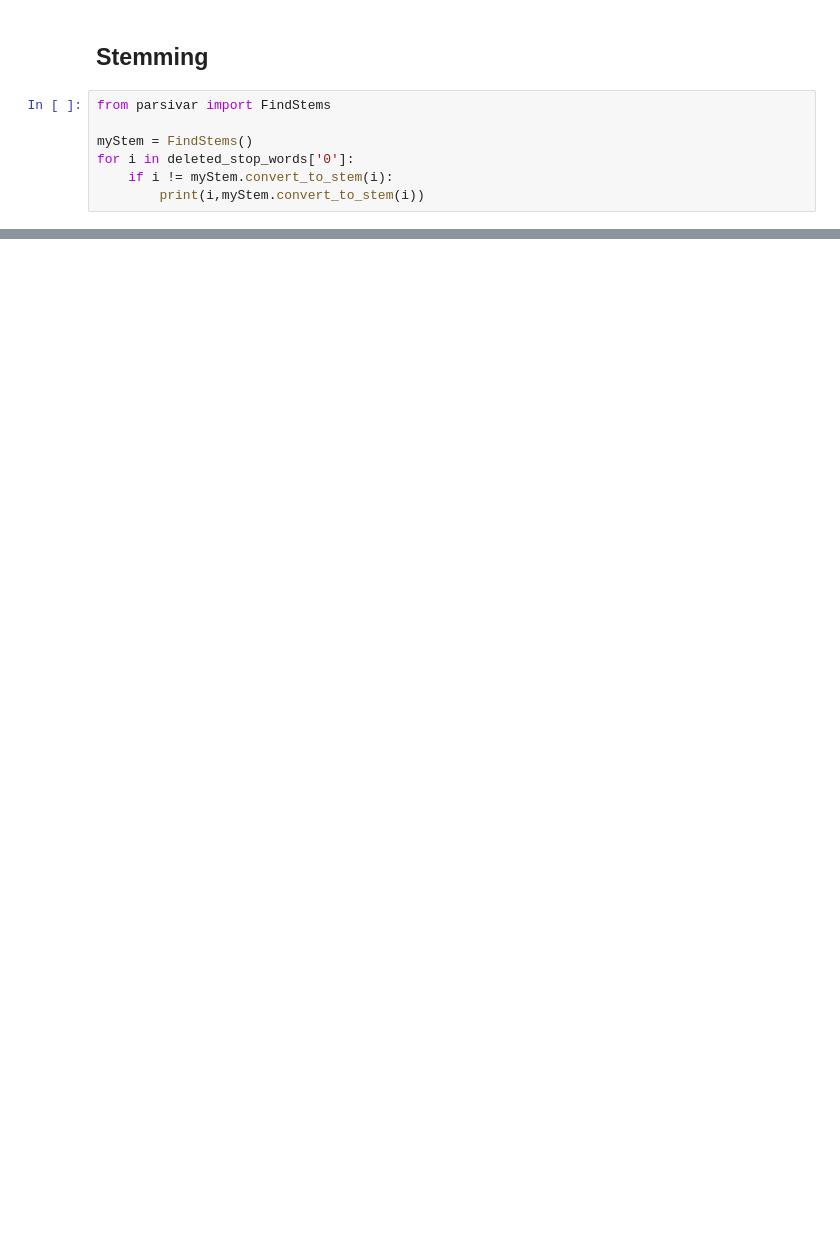
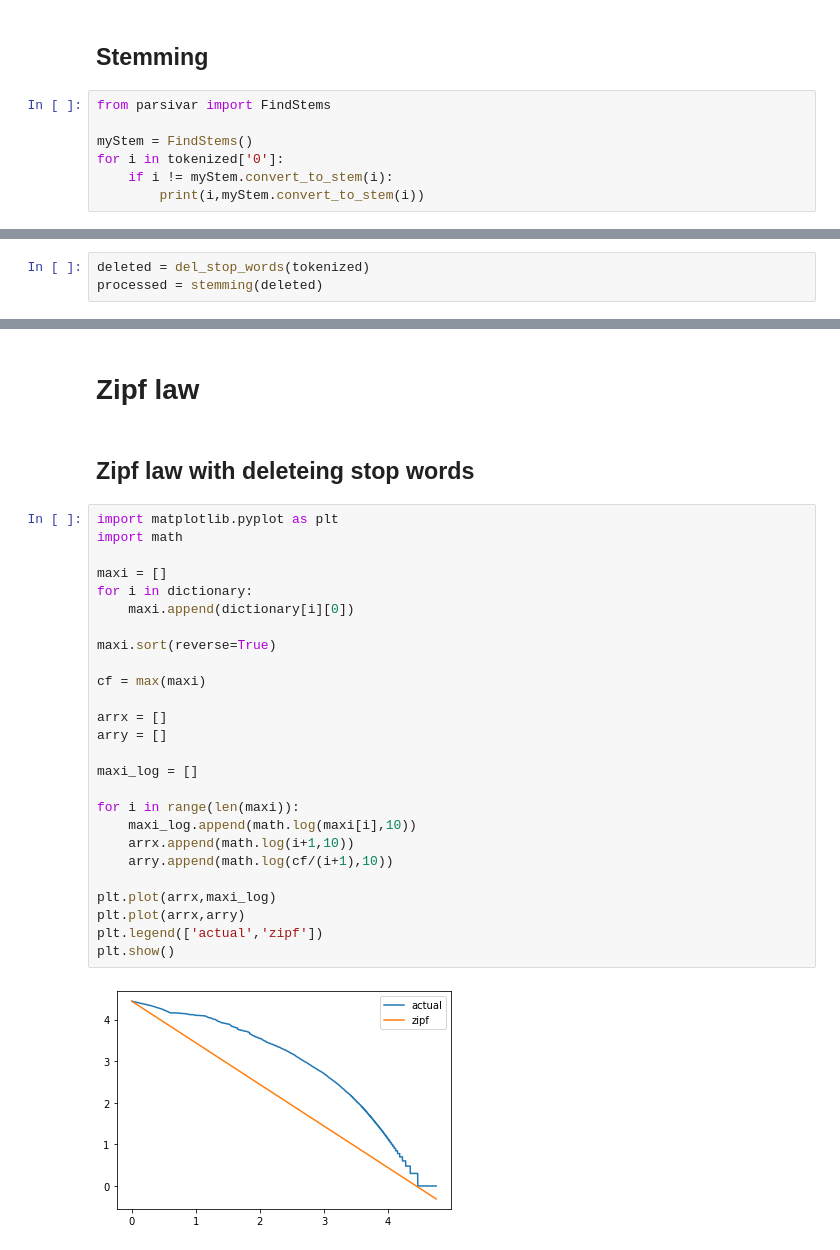
Before and after one commit to salinaria/Information-Retrieval-Search-Engine, a Jupyter notebook: phase1.ipynb, the cells around one changed output, grey strips where cells are left out. Saved outputs shown, nothing was run; the diff lists cells and outputs as text; blank space fills up the shorter version.

```diff
--- a/phase1.ipynb
+++ b/phase1.ipynb
@@ -80,7 +79,7 @@ remained : 2648608
 from parsivar import FindStems
 
 myStem = FindStems()
-for i in deleted_stop_words['0']:
+for i in tokenized['0']:
     if i != myStem.convert_to_stem(i):
         print(i,myStem.convert_to_stem(i))
 # %% [output]
@@ -109,0 +112,3 @@ print(stemmed['0'])
+# %%
+deleted = del_stop_words(tokenized)
+processed = stemming(deleted)
@@ -109,0 +152,32 @@ print(stemmed['0'])
+# %% [markdown]
+# Zipf law
+# %% [markdown]
+## Zipf law with deleteing stop words
+# %%
+import matplotlib.pyplot as plt
+import math
+
+maxi = []
+for i in dictionary:
+    maxi.append(dictionary[i][0])
+
+maxi.sort(reverse=True)
+
+cf = max(maxi)
+
+arrx = []
+arry = []
+
+maxi_log = []
+
+for i in range(len(maxi)):
+    maxi_log.append(math.log(maxi[i],10))
+    arrx.append(math.log(i+1,10))
+    arry.append(math.log(cf/(i+1),10))
+
+plt.plot(arrx,maxi_log)
+plt.plot(arrx,arry)
+plt.legend(['actual','zipf'])
+plt.show()
+# %% [output]
+[figure, added]
```
Also changed, not shown: parts of 10 cells of this notebook.
